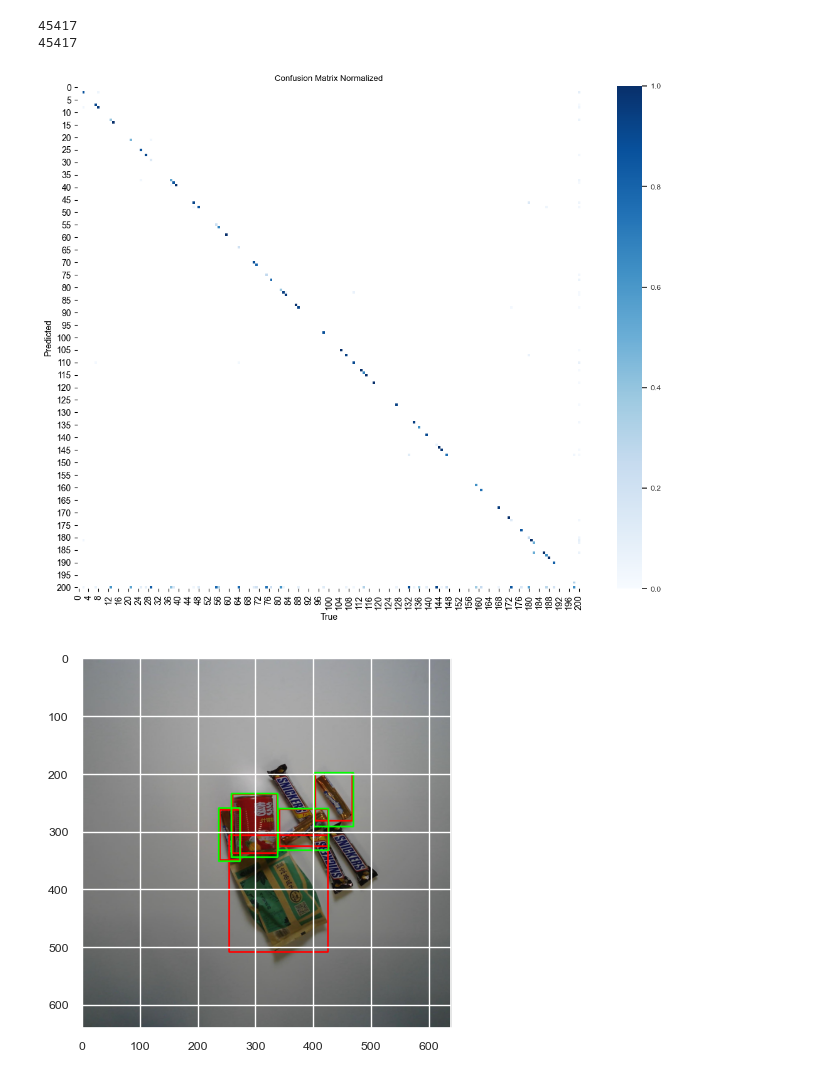
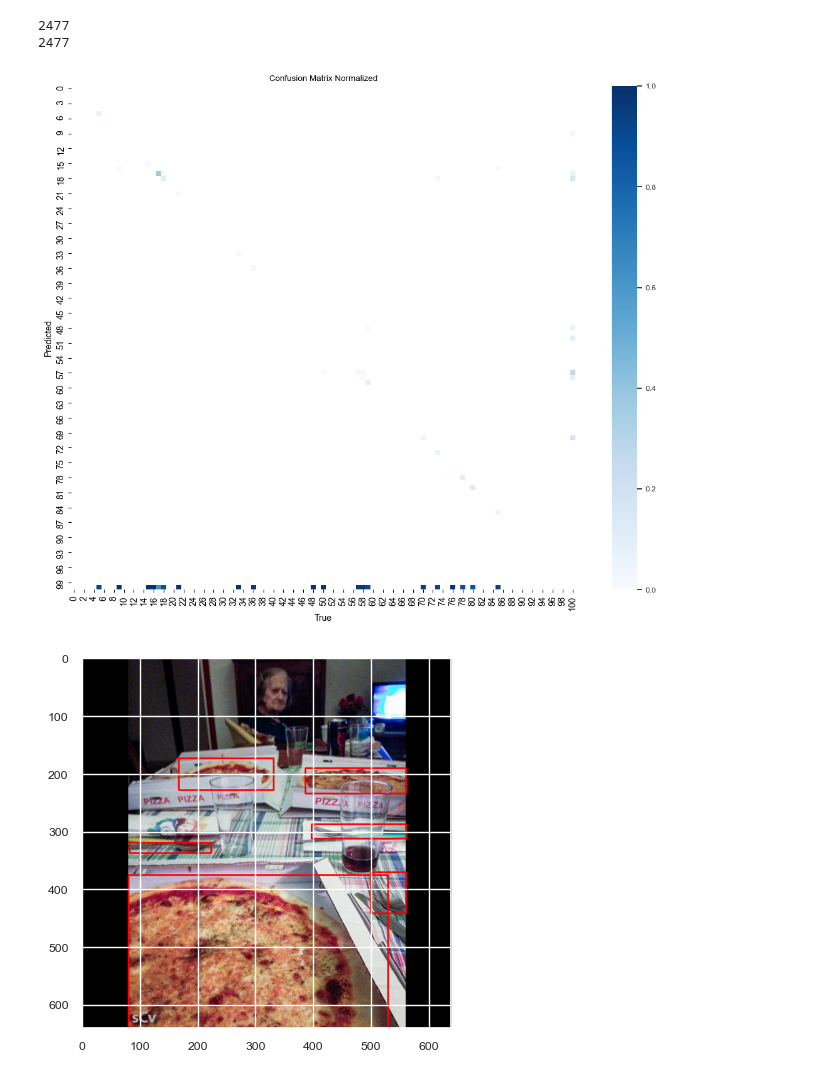
Before and after one commit to MatD3mons/ultralytics, a Jupyter notebook: confusion_matrix.ipynb, the cells around one changed output. Saved outputs shown, nothing was run; the diff lists cells and outputs as text; code cells hidden in the pictures.

Commit message:
update ( bug image / labels )

```diff
--- a/confusion_matrix.ipynb
+++ b/confusion_matrix.ipynb
@@ -103,17 +103,17 @@ class ConfusionMatrix:
         ax.set_title(title)
         plt.show()
 # %%
-matrix = ConfusionMatrix(nc=200)
-imagesPath = "*RPC/valid/images/*.png"
-labelsPath = "*RPC/valid/labels/*.txt"
-SupportPath = "RPC/support/images/"
-best = 'runs/oneshot/yolov8n_RPC/weights/best.pt'
+# matrix = ConfusionMatrix(nc=200)
+# imagesPath = "*RPC/valid/images/*.png"
+# labelsPath = "*RPC/valid/labels/*.txt"
+# SupportPath = "RPC/support/images/"
+# best = 'runs/oneshot/yolov8n_RPC/weights/best.pt'
 
-#matrix = ConfusionMatrix(nc=100)
-#imagesPath = "*COCO1/valid/images/*.png"
-#labelsPath = "*COCO1/valid/labels/*.txt"
-#SupportPath = "COCO1/support/images/"
-#best = 'runs/oneshot/yolov8n_COCO1__support0/weights/best.pt'
+matrix = ConfusionMatrix(nc=100)
+imagesPath = "*COCO1/valid/images/*.png"
+labelsPath = "*COCO1/valid/labels/*.txt"
+SupportPath = "COCO1/support/images/"
+best = 'runs/oneshot/yolov8n_COCO1__support0/weights/best.pt'
 # %%
 import glob
 filesName =  glob.glob(imagesPath)
@@ -123,8 +123,8 @@ labelsName.sort()
 print(len(filesName))
 print(len(labelsName))
 # %% [output]
-45417
-45417
+2477
+2477
 # %%
 from ultralytics import YOLO
 from PIL import Image
@@ -135,7 +135,7 @@ true_labels = {}
 predictions = {}
 # i = 0
 
-for f,l in tqdm(zip(filesName[:1000],labelsName[:1000]), total=len(filesName)):
+for f,l in tqdm(zip(filesName[:1000],labelsName[:1000]), total=len(filesName[:1000])):
     name = f.split('.')[0]
 
     image = Image.open(f)
@@ -180,7 +180,7 @@ for t,p in tqdm(zip(true_labels.values(),predictions.values()), total=len(true_l
 # %%
 matrix.plot()
 # %% [output]
-[figure, old version]
+[figure, new version]
 # %%
 def plot(t,p, image):
     img = np.copy(image)
@@ -205,12 +205,12 @@ def plot(t,p, image):
     plt.figure()
     plt.imshow(img)
 # %%
-f = filesName[3]
-l = labelsName[3]
+f = filesName[50]
+
 name = f.split('.')[0]
 image = Image.open(f)
 t = true_labels[name]
 p = predictions[name]
 plot(t,p, image)
 # %% [output]
-[figure, old version]
+[figure, new version]
```
Also changed, not shown: parts of 1 cell of this notebook, 2 other files.
